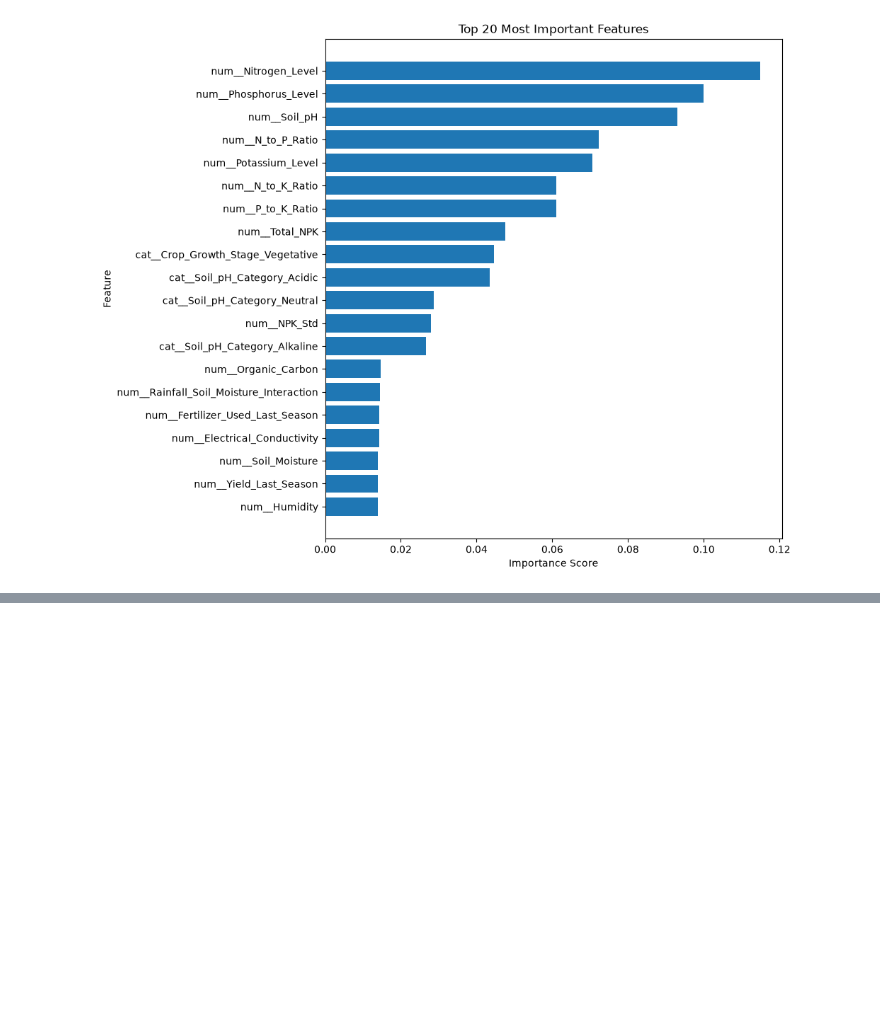
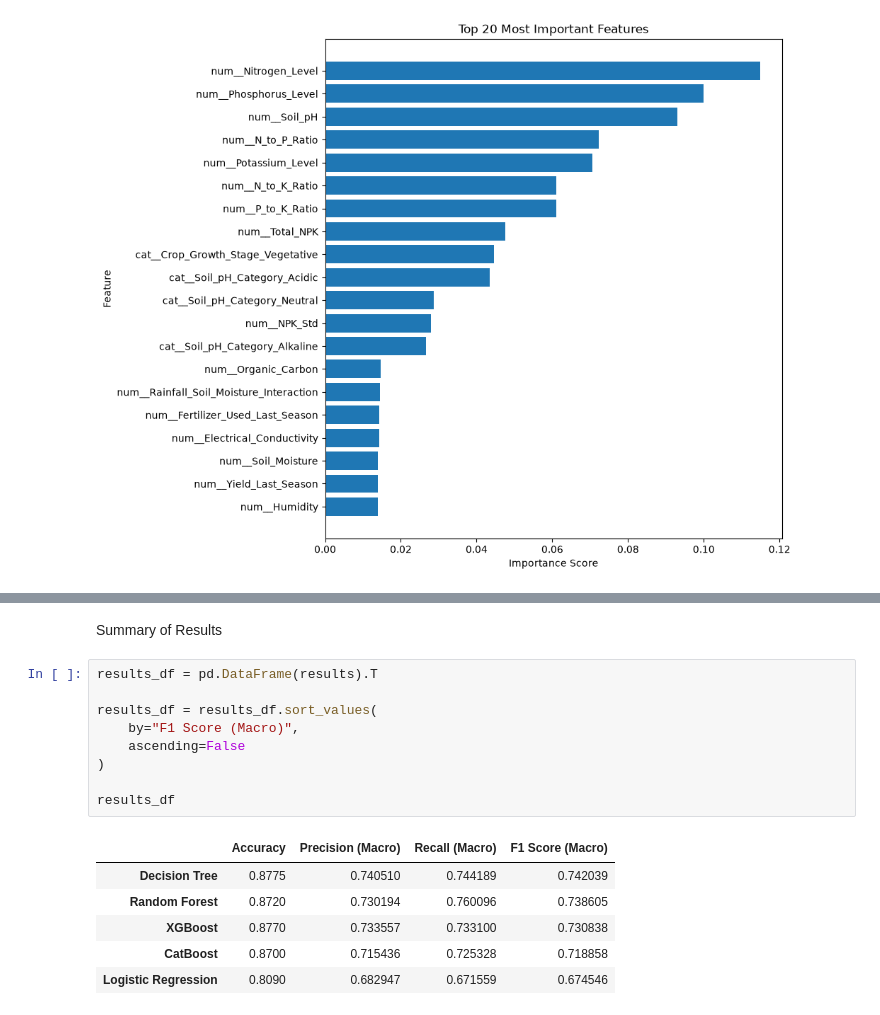
Before and after one commit to RumethW/AI-Powered-Fertilizer-Recommendation-System, a Jupyter notebook: ml_model.ipynb, the cells around one changed output, grey strips where cells are left out. Drawn from its saved outputs; the diff is of its cells as text; blank space fills up the shorter version.

Commit message:
Evaluate CatBoost and XGBoost models

```diff
--- a/ml_model.ipynb
+++ b/ml_model.ipynb
@@ -697,0 +757,18 @@ plt.show()
+# %% [markdown]
+Summary of Results
+# %%
+results_df = pd.DataFrame(results).T
+
+results_df = results_df.sort_values(
+    by="F1 Score (Macro)",
+    ascending=False
+)
+
+results_df
+# %% [output]
+|  | Accuracy | Precision (Macro) | Recall (Macro) | F1 Score (Macro) |
+| Decision Tree | 0.8775 | 0.740510 | 0.744189 | 0.742039 |
+| Random Forest | 0.8720 | 0.730194 | 0.760096 | 0.738605 |
+| XGBoost | 0.8770 | 0.733557 | 0.733100 | 0.730838 |
+| CatBoost | 0.8700 | 0.715436 | 0.725328 | 0.718858 |
+| Logistic Regression | 0.8090 | 0.682947 | 0.671559 | 0.674546 |
```
Also changed, not shown: parts of 5 cells of this notebook, 4 other files.
